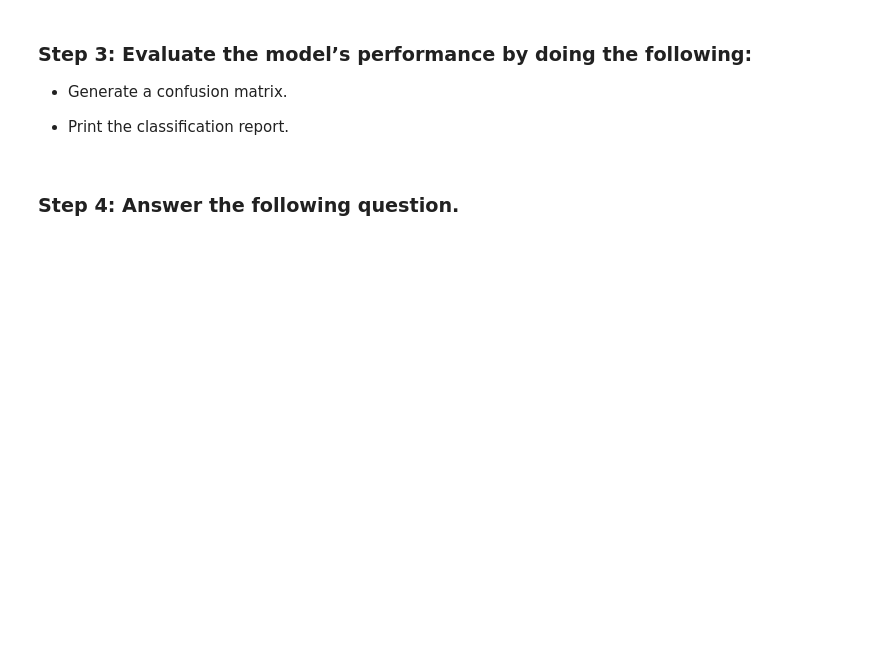
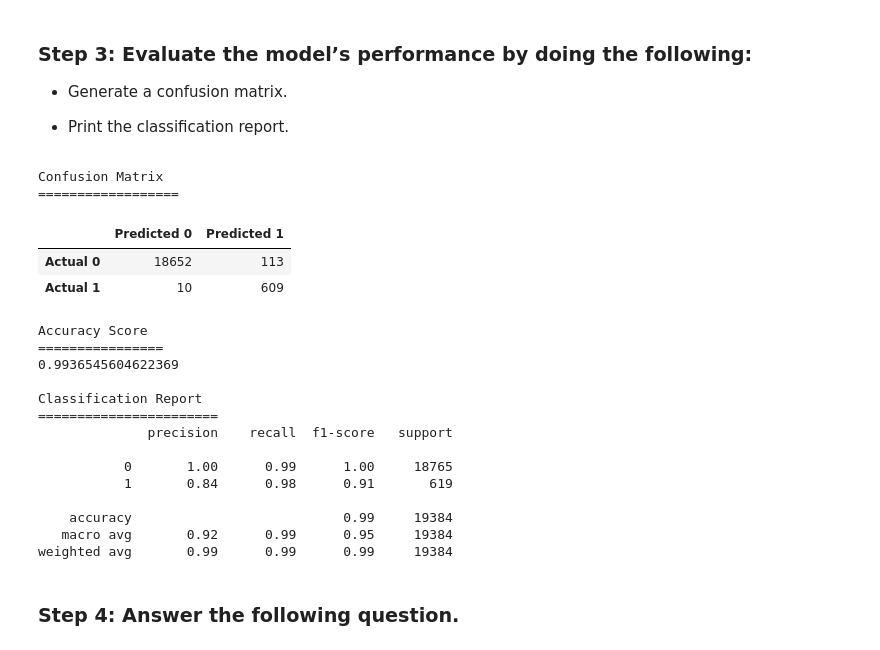
Before and after one commit to MarkOlsonMN/credit-risk-classification, a Jupyter notebook: Credit_Risk/credit_risk_classification.ipynb, the cells around one changed output. Drawn from its saved outputs; the diff is of its cells as text; code cells hidden in the pictures; blank space fills up the shorter version.

```diff
--- a/Credit_Risk/credit_risk_classification.ipynb
+++ b/Credit_Risk/credit_risk_classification.ipynb
@@ -217,2 +383,43 @@ from sklearn.linear_model import LogisticRegression
+# %%
+# Generate a confusion matrix for the model
+
+cm = confusion_matrix(y_test, predictions)
+cm_df = pd.DataFrame(
+    cm, index=["Actual 0", "Actual 1"], columns=["Predicted 0", "Predicted 1"]
+)
+
+# Calculating the accuracy score
+acc_score = accuracy_score(y_test, predictions)
+# %%
+# Print the classification report for the model
+
+# print("Confusion Matrix\n------------------")
+print("Confusion Matrix\n==================")
+display(cm_df)
+# print(f"\nAccuracy Score : {acc_score}\n")
+print(f"\nAccuracy Score\n================\n{acc_score}\n")
+# print("Classification Report\n-----------------------")
+print("Classification Report\n=======================")
+print(classification_report(y_test, predictions))
+# %% [output]
+Confusion Matrix
+==================
+|  | Predicted 0 | Predicted 1 |
+| Actual 0 | 18652 | 113 |
+| Actual 1 | 10 | 609 |
+Accuracy Score
+================
+0.9936545604622369
+
+Classification Report
+=======================
+              precision    recall  f1-score   support
+
+           0       1.00      0.99      1.00     18765
+           1       0.84      0.98      0.91       619
+
+    accuracy                           0.99     19384
+   macro avg       0.92      0.99      0.95     19384
+weighted avg       0.99      0.99      0.99     19384
 # %% [markdown]
 ### Step 4: Answer the following question.
```
Also changed, not shown: parts of 11 cells of this notebook.
